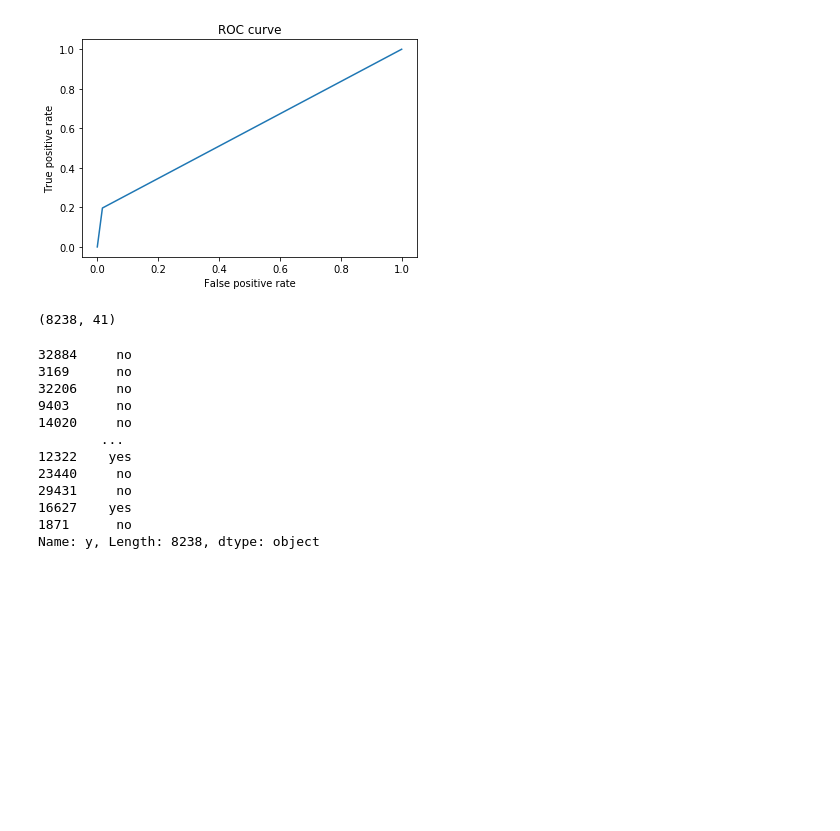
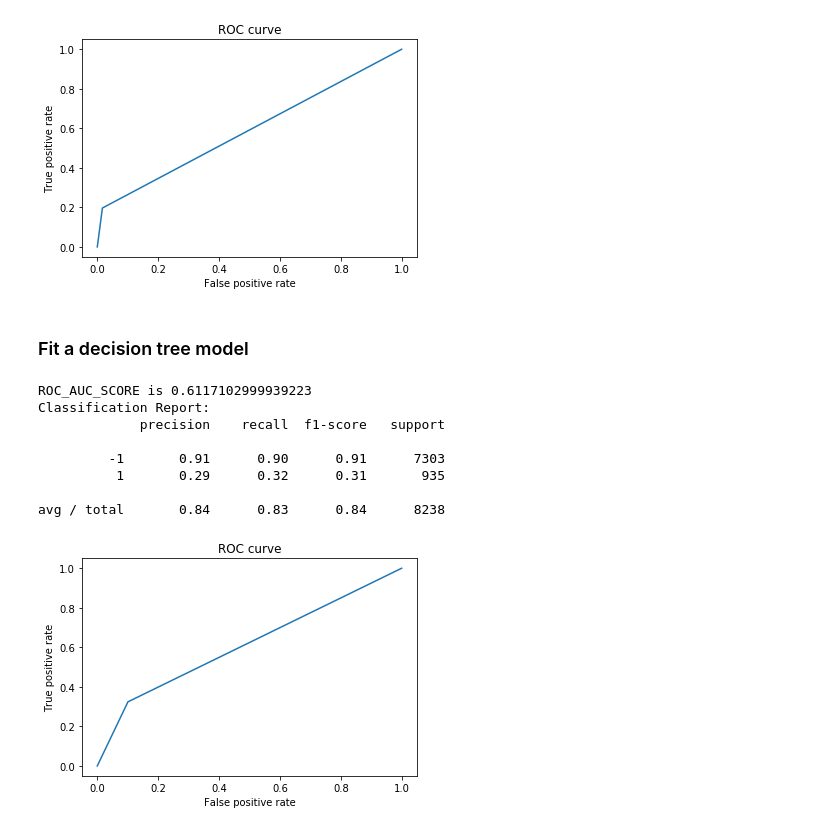
Before and after one commit to ahanagangopadhyay/improving-bank-telemarketing-campaigns, a Jupyter notebook: codes/2_models.ipynb, the cells around one changed output. Drawn from its saved outputs; the diff is of its cells as text; code cells hidden in the pictures; blank space fills up the shorter version.

```diff
--- a/codes/2_models.ipynb
+++ b/codes/2_models.ipynb
@@ -63,22 +67,33 @@ Classification Report:
 
 avg / total       0.87      0.89      0.87      8238
 [figure]
-# %%
-x_test.shape
-# %% [output]
-(8238, 41)
-# %%
-y_test
-# %% [output]
-32884     no
-3169      no
-32206     no
-9403      no
-14020     no
-        ...
-12322    yes
-23440     no
-29431     no
-16627    yes
-1871      no
-Name: y, Length: 8238, dtype: object
+# %% [markdown]
+### Fit a decision tree model
+# %%
+model = DecisionTreeClassifier()
+model.fit(x_train, y_train)
+
+# Predict on test set
+y_scores = model.predict(x_test)
+
+auc = roc_auc_score(y_test, y_scores)
+print(f'ROC_AUC_SCORE is {auc}')
+print('Classification Report:')
+print(classification_report(y_test, y_scores))
+
+false_positive_rate, true_positive_rate, thresholds = roc_curve(y_test, y_scores)
+plt.plot(false_positive_rate, true_positive_rate)
+plt.xlabel('False positive rate')
+plt.ylabel('True positive rate')
+plt.title('ROC curve')
+plt.show()
+# %% [output]
+ROC_AUC_SCORE is 0.6117102999939223
+Classification Report:
+             precision    recall  f1-score   support
+
+         -1       0.91      0.90      0.91      7303
+          1       0.29      0.32      0.31       935
+
+avg / total       0.84      0.83      0.84      8238
+[figure, added]
```
Also changed, not shown: parts of 7 cells of this notebook.
